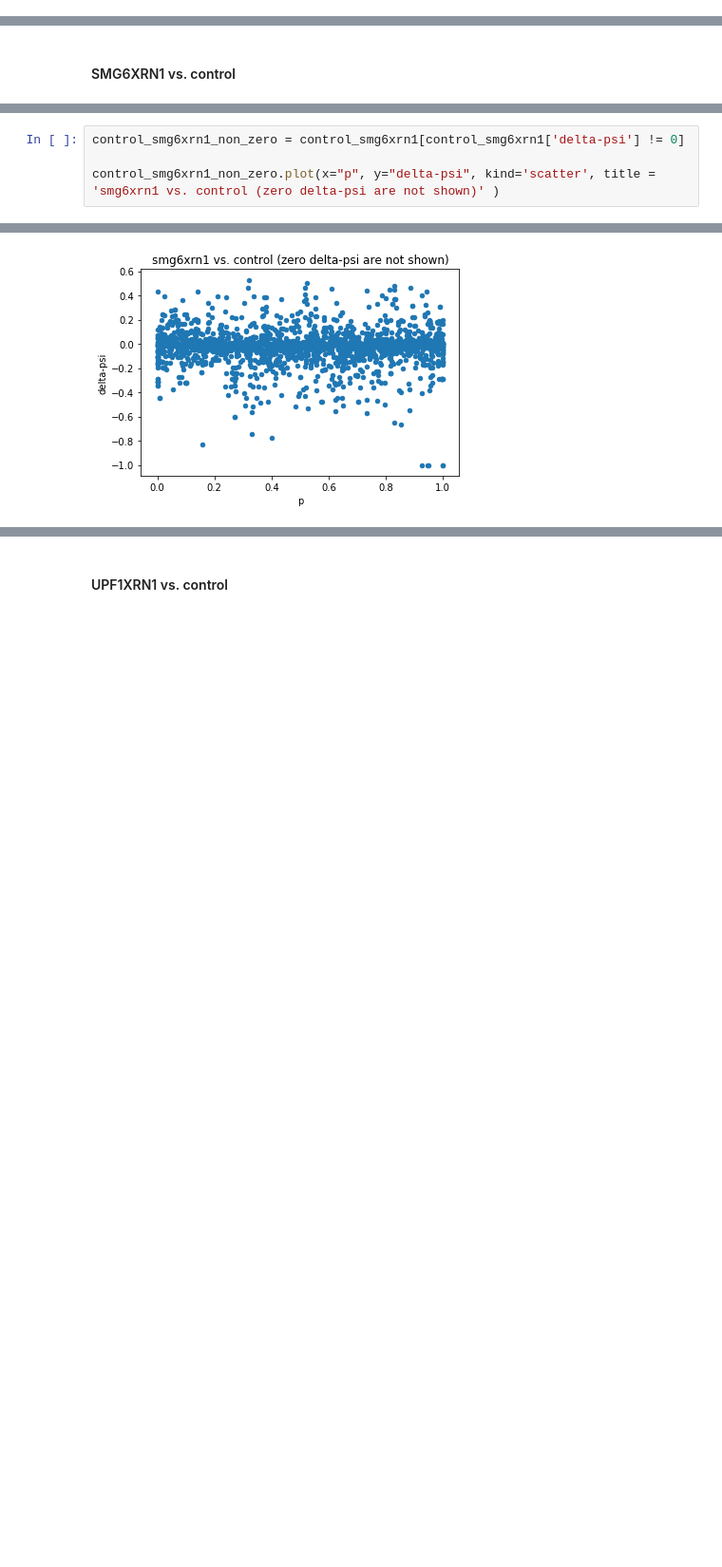
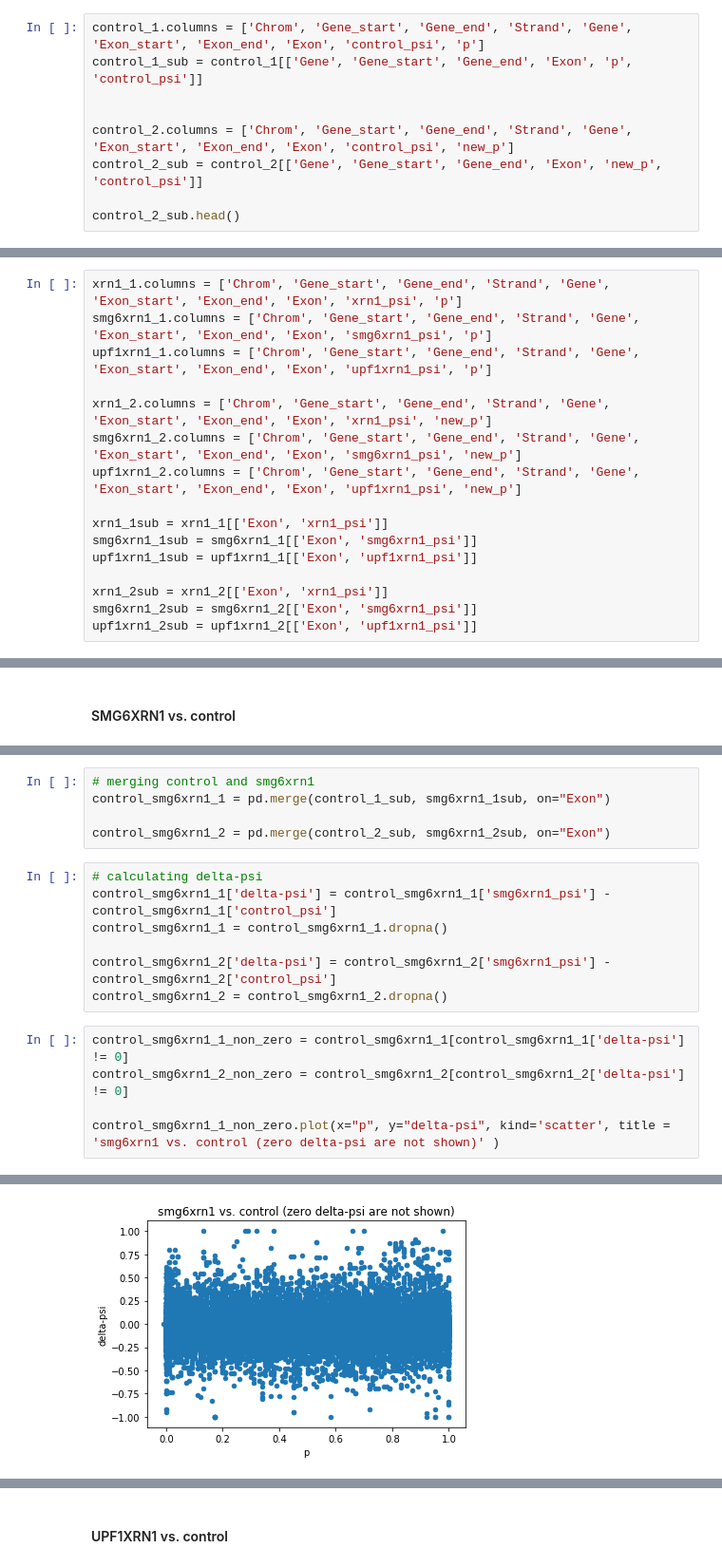
Before and after one commit to danchurova/exons_pipeline, a Jupyter notebook: exons_loc_psi_analysis.ipynb, the cells around one changed output, grey strips where cells are left out. Shown at 95% size. Cells and saved outputs as stored; diff of their text form; blank space fills up the shorter version.

```diff
--- a/exons_loc_psi_analysis.ipynb
+++ b/exons_loc_psi_analysis.ipynb
@@ -48,0 +31,9 @@ xrn1_sub.head()
+# %%
+control_1.columns = ['Chrom', 'Gene_start', 'Gene_end', 'Strand', 'Gene', 'Exon_start', 'Exon_end', 'Exon', 'control_psi', 'p']
+control_1_sub = control_1[['Gene', 'Gene_start', 'Gene_end', 'Exon', 'p', 'control_psi']]
+
+
+control_2.columns = ['Chrom', 'Gene_start', 'Gene_end', 'Strand', 'Gene', 'Exon_start', 'Exon_end', 'Exon', 'control_psi', 'new_p']
+control_2_sub = control_2[['Gene', 'Gene_start', 'Gene_end', 'Exon', 'new_p', 'control_psi']]
+
+control_2_sub.head()
@@ -48,0 +47,16 @@ xrn1_sub.head()
+# %%
+xrn1_1.columns = ['Chrom', 'Gene_start', 'Gene_end', 'Strand', 'Gene', 'Exon_start', 'Exon_end', 'Exon', 'xrn1_psi', 'p']
+smg6xrn1_1.columns = ['Chrom', 'Gene_start', 'Gene_end', 'Strand', 'Gene', 'Exon_start', 'Exon_end', 'Exon', 'smg6xrn1_psi', 'p']
+upf1xrn1_1.columns = ['Chrom', 'Gene_start', 'Gene_end', 'Strand', 'Gene', 'Exon_start', 'Exon_end', 'Exon', 'upf1xrn1_psi', 'p']
+
+xrn1_2.columns = ['Chrom', 'Gene_start', 'Gene_end', 'Strand', 'Gene', 'Exon_start', 'Exon_end', 'Exon', 'xrn1_psi', 'new_p']
+smg6xrn1_2.columns = ['Chrom', 'Gene_start', 'Gene_end', 'Strand', 'Gene', 'Exon_start', 'Exon_end', 'Exon', 'smg6xrn1_psi', 'new_p']
+upf1xrn1_2.columns = ['Chrom', 'Gene_start', 'Gene_end', 'Strand', 'Gene', 'Exon_start', 'Exon_end', 'Exon', 'upf1xrn1_psi', 'new_p']
+
+xrn1_1sub = xrn1_1[['Exon', 'xrn1_psi']]
+smg6xrn1_1sub = smg6xrn1_1[['Exon', 'smg6xrn1_psi']]
+upf1xrn1_1sub = upf1xrn1_1[['Exon', 'upf1xrn1_psi']]
+
+xrn1_2sub = xrn1_2[['Exon', 'xrn1_psi']]
+smg6xrn1_2sub = smg6xrn1_2[['Exon', 'smg6xrn1_psi']]
+upf1xrn1_2sub = upf1xrn1_2[['Exon', 'upf1xrn1_psi']]
@@ -79,7 +200,20 @@ control_smg6xrn1 = control_smg6xrn1.dropna()
+# %%
+# merging control and smg6xrn1
+control_smg6xrn1_1 = pd.merge(control_1_sub, smg6xrn1_1sub, on="Exon")
+
+control_smg6xrn1_2 = pd.merge(control_2_sub, smg6xrn1_2sub, on="Exon")
+# %%
+# calculating delta-psi
+control_smg6xrn1_1['delta-psi'] = control_smg6xrn1_1['smg6xrn1_psi'] - control_smg6xrn1_1['control_psi']
+control_smg6xrn1_1 = control_smg6xrn1_1.dropna()
+
+control_smg6xrn1_2['delta-psi'] = control_smg6xrn1_2['smg6xrn1_psi'] - control_smg6xrn1_2['control_psi']
+control_smg6xrn1_2 = control_smg6xrn1_2.dropna()
 # %%
-control_smg6xrn1_non_zero = control_smg6xrn1[control_smg6xrn1['delta-psi'] != 0]
+control_smg6xrn1_1_non_zero = control_smg6xrn1_1[control_smg6xrn1_1['delta-psi'] != 0]
+control_smg6xrn1_2_non_zero = control_smg6xrn1_2[control_smg6xrn1_2['delta-psi'] != 0]
 
-control_smg6xrn1_non_zero.plot(x="p", y="delta-psi", kind='scatter', title = 'smg6xrn1 vs. control (zero delta-psi are not shown)' )
+control_smg6xrn1_1_non_zero.plot(x="p", y="delta-psi", kind='scatter', title = 'smg6xrn1 vs. control (zero delta-psi are not shown)' )
 # %% [output]
 <matplotlib.axes._subplots.AxesSubplot at 0x...>
-[figure, old version]
+[figure, new version]
```
Also changed, not shown: parts of 41 cells of this notebook, 51 other files.
